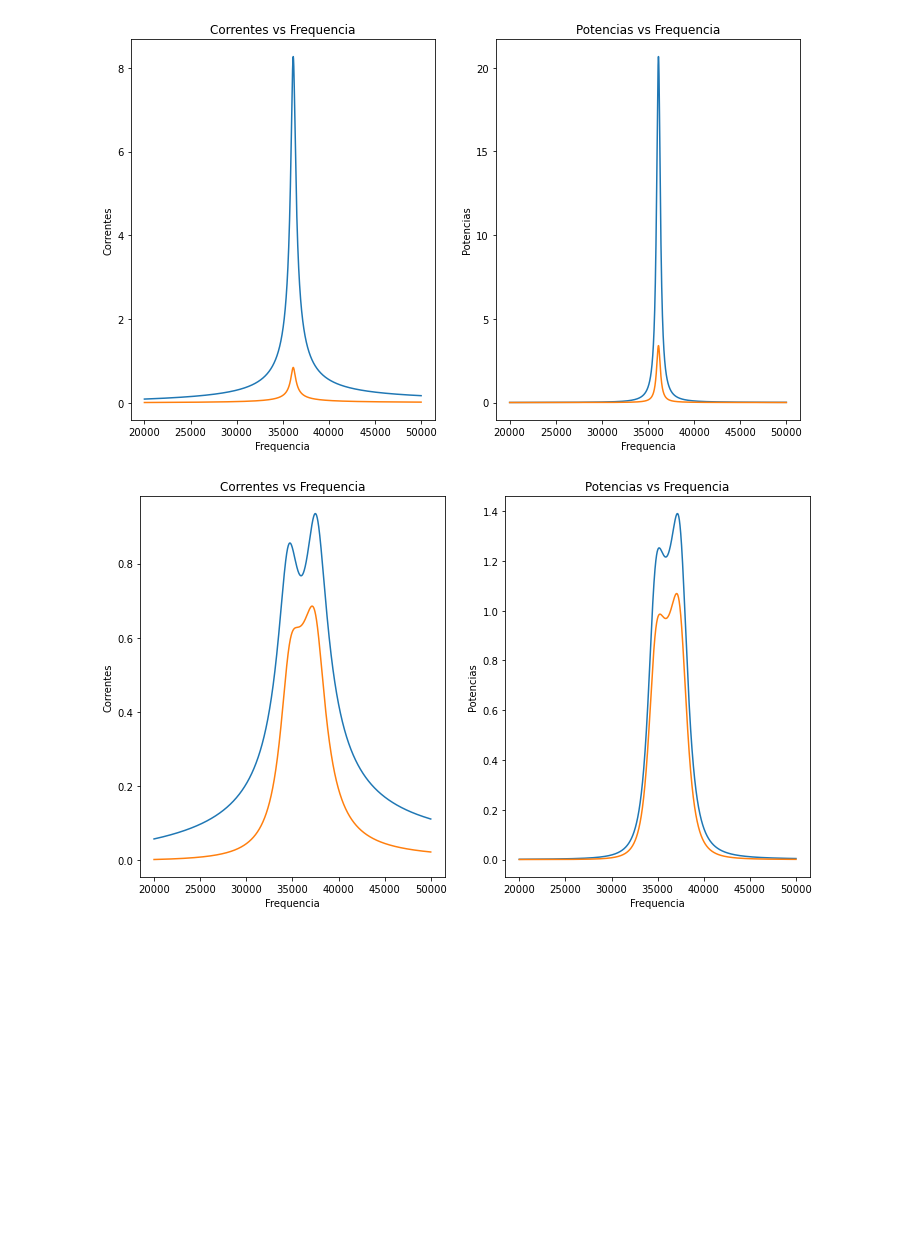
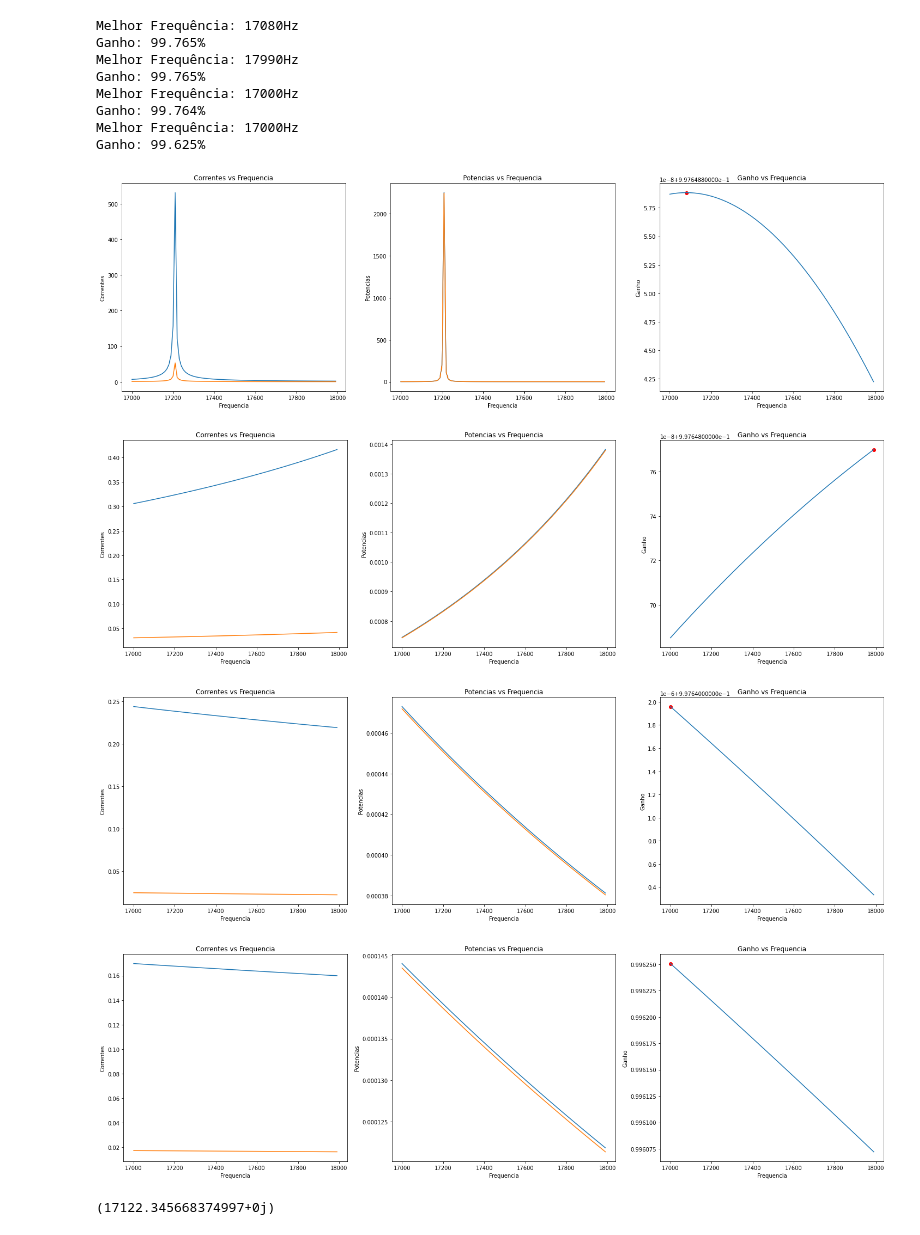
Before and after one commit to GabrielYamashita/WPT-Eletromag, a Jupyter notebook: Modelo Oficial.ipynb, the cells around one changed output. Drawn from its saved outputs; the diff is of its cells as text; code cells hidden in the pictures; blank space fills up the shorter version.

```diff
--- a/Modelo Oficial.ipynb
+++ b/Modelo Oficial.ipynb
@@ -63,30 +76,31 @@ def ModelaProjeto(V1, Rc, r1, r2, L1, C1, k):
 # %%
-v1 = 5
-rc = 10
-
-ModelaProjeto(
-    V1=v1,
-    Rc=rc,
-    r1=0.5,
-    r2=0.5,
-    L1=196e-6,
-    C1=0.1e-6,
-    k = 0.1
-)
+v1 = 10
+rc = 1.59
+for i in [150e-9, 0.1e-6, 0.47e-6, 4.7e-6]:
+    ganho = ModelaProjeto(
+        V1=v1,
+        Rc=rc,
+        r1=37.1e-6,
+        r2=37.1e-6,
+        L1=576e-6,
+        C1=i,
+        k = 0.1
+    )
 # %% [output]
+Melhor Frequência: 17080Hz
+Ganho: 99.765%
+Melhor Frequência: 17990Hz
+Ganho: 99.765%
+Melhor Frequência: 17000Hz
+Ganho: 99.764%
+Melhor Frequência: 17000Hz
+Ganho: 99.625%
-[figure, old version]
+[figure, new version]
+[figure, added]
+[figure, added]
+[figure, added]
-# %%
-v1 = 10/pi
-rc = 400
-
-ModelaProjeto(
-    V1=v1,
-    Rc=rc,
-    r1=0.5,
-    r2=0.5,
-    L1=196e-6,
-    C1=0.1e-6,
-    k = 0.1
-)
-# %% [output]
-[figure, removed]
+# %%
+f = 1/(2*pi*sqrt(576e-6*150e-9))
+f
+# %% [output]
+(17122.345668374997+0j)
```
Also changed, not shown: parts of 1 cell of this notebook, 1 other file.
